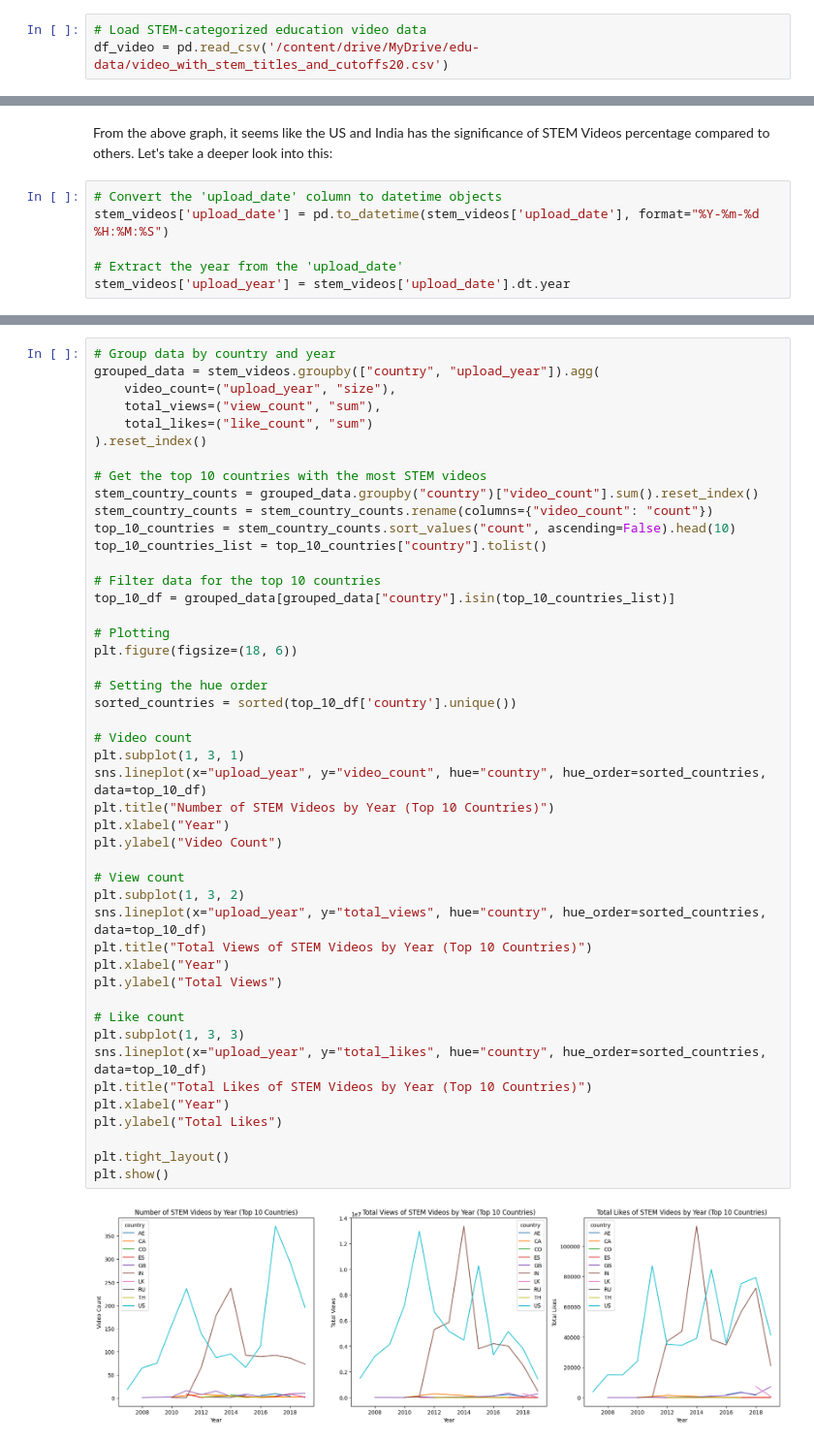
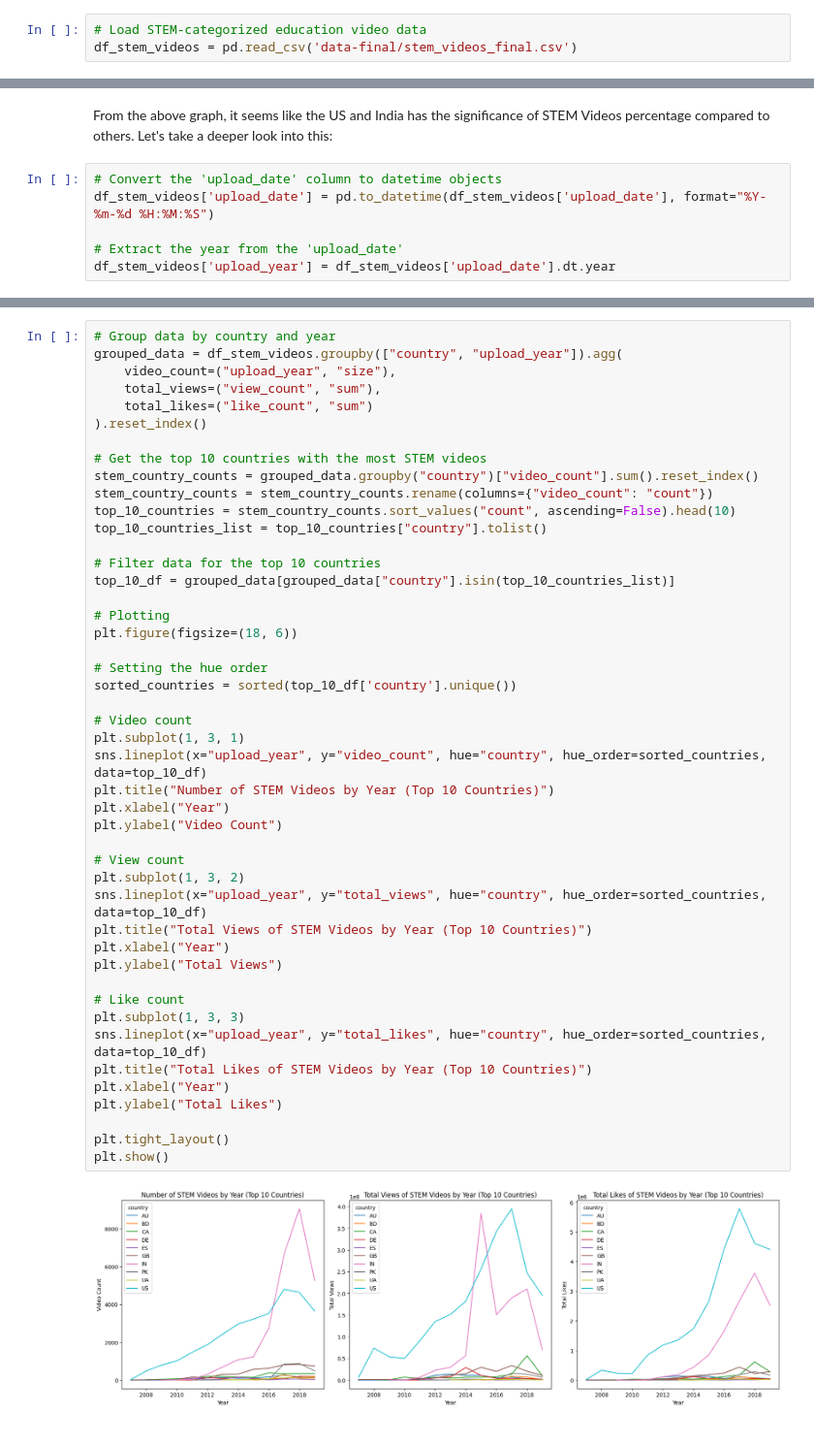
Before and after one commit to epfl-ada/ada-2024-project-adacadabra2048, a Jupyter notebook: result_tmp.ipynb, the cells around one changed output, grey strips where cells are left out. Shown at 97% size. Drawn from its saved outputs; the diff is of its cells as text.

Commit message:
clean up with new data

```diff
--- a/result_tmp.ipynb
+++ b/result_tmp.ipynb
@@ -132,3 +116,3 @@ India (IN) has a higher percentage of educational content compared to other coun
 # %%
 # Load STEM-categorized education video data
-df_video = pd.read_csv('/content/drive/MyDrive/edu-data/video_with_stem_titles_and_cutoffs20.csv')
+df_stem_videos = pd.read_csv('data-final/stem_videos_final.csv')
@@ -203,7 +180,7 @@ See the caveats in the documentation: https://pandas.pydata.org/pandas-docs/stab
 From the above graph, it seems like the US and India has the significance of STEM Videos percentage compared to others. Let's take a deeper look into this:
 # %%
 # Convert the 'upload_date' column to datetime objects
-stem_videos['upload_date'] = pd.to_datetime(stem_videos['upload_date'], format="%Y-%m-%d %H:%M:%S")
+df_stem_videos['upload_date'] = pd.to_datetime(df_stem_videos['upload_date'], format="%Y-%m-%d %H:%M:%S")
 
 # Extract the year from the 'upload_date'
-stem_videos['upload_year'] = stem_videos['upload_date'].dt.year
+df_stem_videos['upload_year'] = df_stem_videos['upload_date'].dt.year
@@ -221,6 +187,6 @@ See the caveats in the documentation: https://pandas.pydata.org/pandas-docs/stab
 # %%
 # Group data by country and year
-grouped_data = stem_videos.groupby(["country", "upload_year"]).agg(
+grouped_data = df_stem_videos.groupby(["country", "upload_year"]).agg(
     video_count=("upload_year", "size"),
     total_views=("view_count", "sum"),
     total_likes=("like_count", "sum")
@@ -238,31 +204,31 @@ top_10_df = grouped_data[grouped_data["country"].isin(top_10_countries_list)]
 # Plotting
 plt.figure(figsize=(18, 6))
 
 # Setting the hue order
 sorted_countries = sorted(top_10_df['country'].unique())
 
 # Video count
 plt.subplot(1, 3, 1)
 sns.lineplot(x="upload_year", y="video_count", hue="country", hue_order=sorted_countries, data=top_10_df)
 plt.title("Number of STEM Videos by Year (Top 10 Countries)")
 plt.xlabel("Year")
 plt.ylabel("Video Count")
 
 # View count
 plt.subplot(1, 3, 2)
 sns.lineplot(x="upload_year", y="total_views", hue="country", hue_order=sorted_countries, data=top_10_df)
 plt.title("Total Views of STEM Videos by Year (Top 10 Countries)")
 plt.xlabel("Year")
 plt.ylabel("Total Views")
 
 # Like count
 plt.subplot(1, 3, 3)
 sns.lineplot(x="upload_year", y="total_likes", hue="country", hue_order=sorted_countries, data=top_10_df)
 plt.title("Total Likes of STEM Videos by Year (Top 10 Countries)")
 plt.xlabel("Year")
 plt.ylabel("Total Likes")
 
 plt.tight_layout()
 plt.show()
 # %% [output]
-[figure, old version]
+[figure, new version]
```
Also changed, not shown: parts of 34 cells of this notebook, 1 other file.
